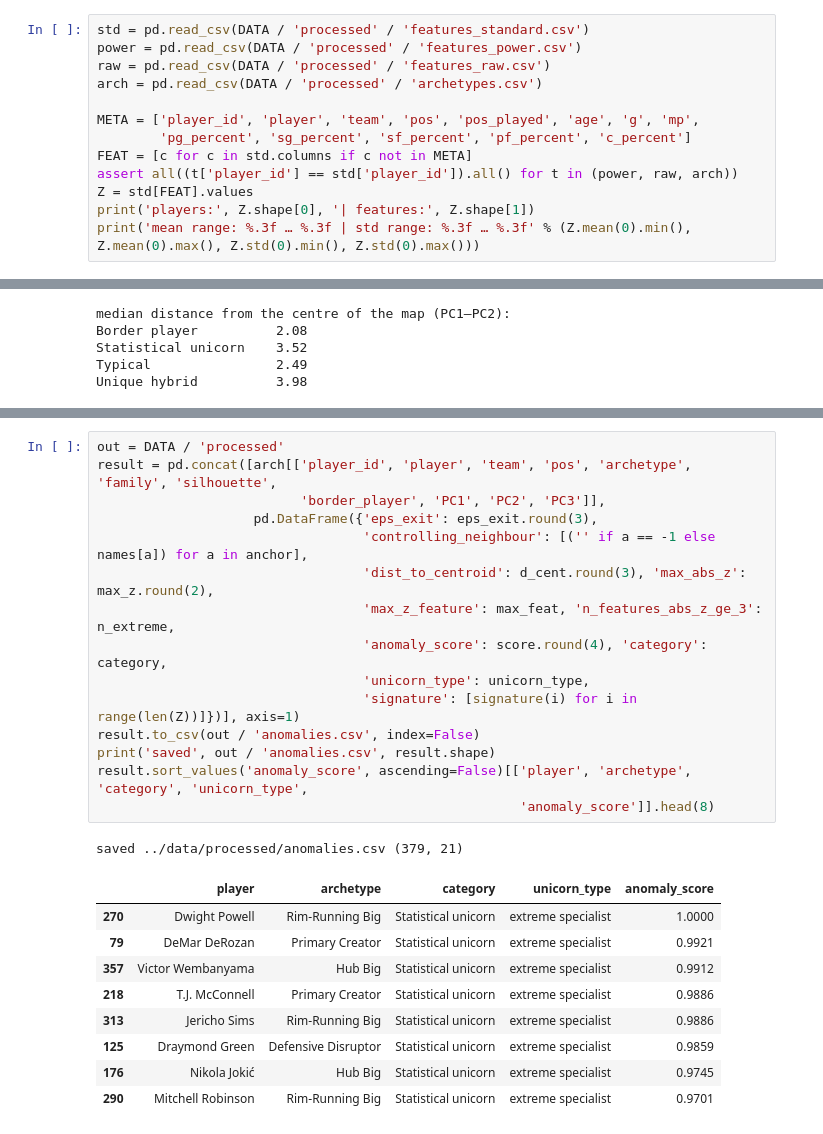
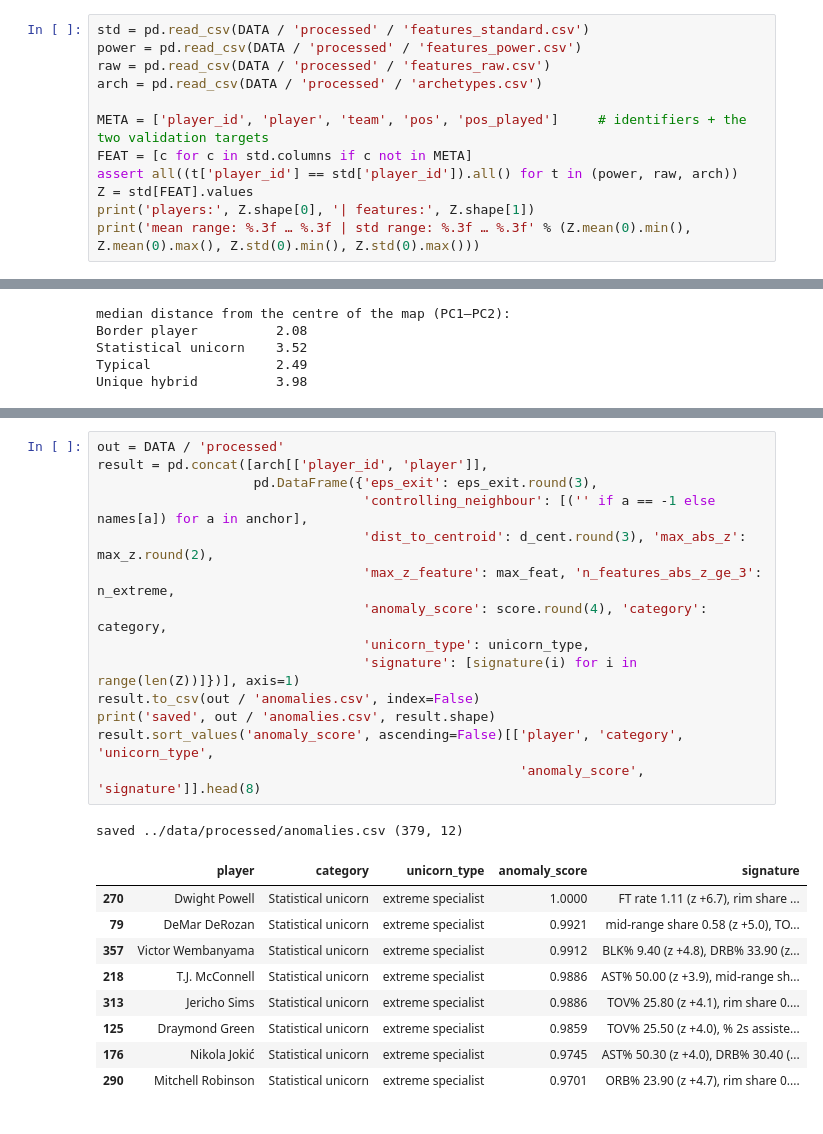
Before and after one commit to nirelkat/NBA_ModernAge_Position, a Jupyter notebook: notebooks/05_Anomalies.ipynb, the cells around one changed output, grey strips where cells are left out. Drawn from its saved outputs; the diff is of its cells as text.

```diff
--- a/notebooks/05_Anomalies.ipynb
+++ b/notebooks/05_Anomalies.ipynb
@@ -62,8 +62,7 @@ power = pd.read_csv(DATA / 'processed' / 'features_power.csv')
 raw = pd.read_csv(DATA / 'processed' / 'features_raw.csv')
 arch = pd.read_csv(DATA / 'processed' / 'archetypes.csv')
 
-META = ['player_id', 'player', 'team', 'pos', 'pos_played', 'age', 'g', 'mp',
-        'pg_percent', 'sg_percent', 'sf_percent', 'pf_percent', 'c_percent']
+META = ['player_id', 'player', 'team', 'pos', 'pos_played']     # identifiers + the two validation targets
 FEAT = [c for c in std.columns if c not in META]
 assert all((t['player_id'] == std['player_id']).all() for t in (power, raw, arch))
 Z = std[FEAT].values
@@ -598,30 +599,29 @@ validation notebook and for reporting.
 | `signature` | the three most extreme features, with raw values and z-scores |
 # %%
 out = DATA / 'processed'
-result = pd.concat([arch[['player_id', 'player', 'team', 'pos', 'archetype', 'family', 'silhouette',
-                          'border_player', 'PC1', 'PC2', 'PC3']],
+result = pd.concat([arch[['player_id', 'player']],
                     pd.DataFrame({'eps_exit': eps_exit.round(3),
                                   'controlling_neighbour': [('' if a == -1 else names[a]) for a in anchor],
                                   'dist_to_centroid': d_cent.round(3), 'max_abs_z': max_z.round(2),
                                   'max_z_feature': max_feat, 'n_features_abs_z_ge_3': n_extreme,
                                   'anomaly_score': score.round(4), 'category': category,
                                   'unicorn_type': unicorn_type,
                                   'signature': [signature(i) for i in range(len(Z))]})], axis=1)
 result.to_csv(out / 'anomalies.csv', index=False)
 print('saved', out / 'anomalies.csv', result.shape)
-result.sort_values('anomaly_score', ascending=False)[['player', 'archetype', 'category', 'unicorn_type',
-                                                      'anomaly_score']].head(8)
+result.sort_values('anomaly_score', ascending=False)[['player', 'category', 'unicorn_type',
+                                                      'anomaly_score', 'signature']].head(8)
 # %% [output]
-saved ../data/processed/anomalies.csv (379, 21)
+saved ../data/processed/anomalies.csv (379, 12)
-|  | player | archetype | category | unicorn_type | anomaly_score |
-| 270 | Dwight Powell | Rim-Running Big | Statistical unicorn | extreme specialist | 1.0000 |
-| 79 | DeMar DeRozan | Primary Creator | Statistical unicorn | extreme specialist | 0.9921 |
-| 357 | Victor Wembanyama | Hub Big | Statistical unicorn | extreme specialist | 0.9912 |
-| 218 | T.J. McConnell | Primary Creator | Statistical unicorn | extreme specialist | 0.9886 |
-| 313 | Jericho Sims | Rim-Running Big | Statistical unicorn | extreme specialist | 0.9886 |
-| 125 | Draymond Green | Defensive Disruptor | Statistical unicorn | extreme specialist | 0.9859 |
-| 176 | Nikola Jokić | Hub Big | Statistical unicorn | extreme specialist | 0.9745 |
-| 290 | Mitchell Robinson | Rim-Running Big | Statistical unicorn | extreme specialist | 0.9701 |
+|  | player | category | unicorn_type | anomaly_score | signature |
+| 270 | Dwight Powell | Statistical unicorn | extreme specialist | 1.0000 | FT rate 1.11 (z +6.7), rim share ... |
+| 79 | DeMar DeRozan | Statistical unicorn | extreme specialist | 0.9921 | mid-range share 0.58 (z +5.0), TO... |
+| 357 | Victor Wembanyama | Statistical unicorn | extreme specialist | 0.9912 | BLK% 9.40 (z +4.8), DRB% 33.90 (z... |
+| 218 | T.J. McConnell | Statistical unicorn | extreme specialist | 0.9886 | AST% 50.00 (z +3.9), mid-range sh... |
+| 313 | Jericho Sims | Statistical unicorn | extreme specialist | 0.9886 | TOV% 25.80 (z +4.1), rim share 0.... |
+| 125 | Draymond Green | Statistical unicorn | extreme specialist | 0.9859 | TOV% 25.50 (z +4.0), % 2s assiste... |
+| 176 | Nikola Jokić | Statistical unicorn | extreme specialist | 0.9745 | AST% 50.30 (z +4.0), DRB% 30.40 (... |
+| 290 | Mitchell Robinson | Statistical unicorn | extreme specialist | 0.9701 | ORB% 23.90 (z +4.7), rim share 0.... |
 # %% [markdown]
 ---
 ## Summary
```
Also changed, not shown: parts of 3 cells of this notebook, 17 other files.
